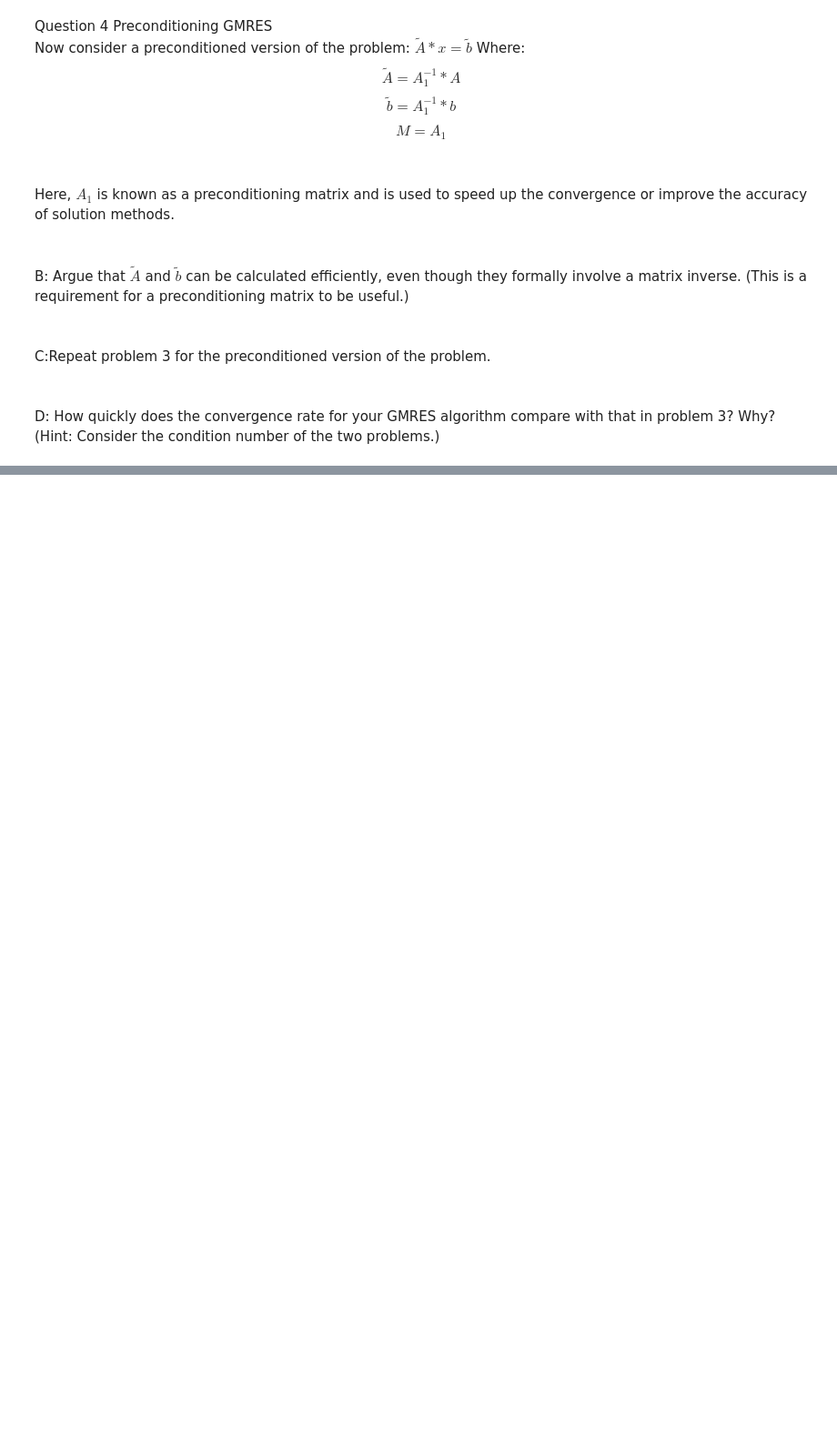
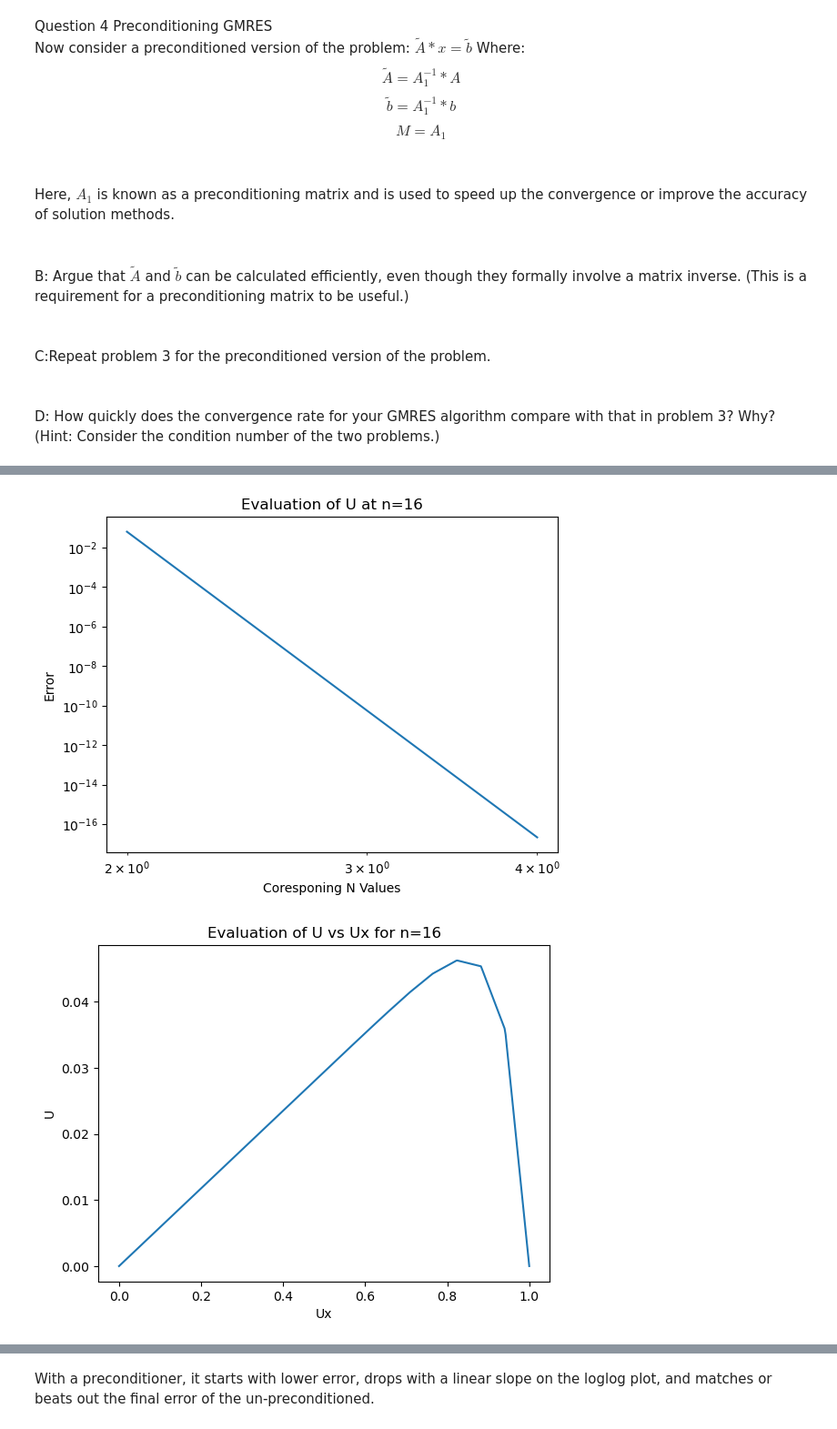
Before and after one commit to BlakePR/LinAlgGroupHw, a Jupyter notebook: report.ipynb, the cells around one changed output, grey strips where cells are left out. Shown at 91% size. Saved outputs shown, nothing was run; the diff lists cells and outputs as text; code cells hidden in the pictures; blank space fills up the shorter version.

```diff
--- a/report.ipynb
+++ b/report.ipynb
@@ -259,0 +330,36 @@ Text(0, 0.5, 'U')
+# %%
+# Question4 Atilda = A*A_1^{-1}
+import scipy as sp
+
+for N in [16, 32, 64, 128]:
+    A = mg.generateA(N, 1.0 + N)
+    A1lu = sp.sparse.linalg.spilu(A)
+    A1i = A1lu.solve(np.eye(N))
+    ATilda = A1i @ A
+    B = mg.generateB(N)
+    Btilda = A1i @ B
+
+    alg = GM.gmres()
+    x0 = np.zeros((N, 1))
+    x0[0, 0] = 1
+    x = alg.mygmres(N, Btilda, x0, N, np.eye(N), ATilda)
+    err = alg.errors
+    n = [2 ** (i + 1) for i in range(len(err))]
+    import matplotlib.pyplot as plt
+
+    plt.figure()
+    plt.loglog(n, err)
+    # print(alg.best_x)
+    plt.title("Evaluation of U at n={}".format(N))
+    plt.xlabel("Coresponing N Values")
+    plt.ylabel("Error")
+
+    plt.figure()
+    x, y = alg.sol_to_xy()
+    plt.plot(x, y)
+    plt.title("Evaluation of U vs Ux for n={}".format(N))
+    plt.xlabel("Ux")
+    plt.ylabel("U")
+# %% [output]
+[figure, added]
+[figure, added]
@@ -259,0 +372,2 @@ Text(0, 0.5, 'U')
+# %% [markdown]
+With a preconditioner, it starts with lower error, drops with a linear slope on the loglog plot, and matches or beats out the final error of the un-preconditioned.
```
Also changed, not shown: parts of 8 cells of this notebook.
